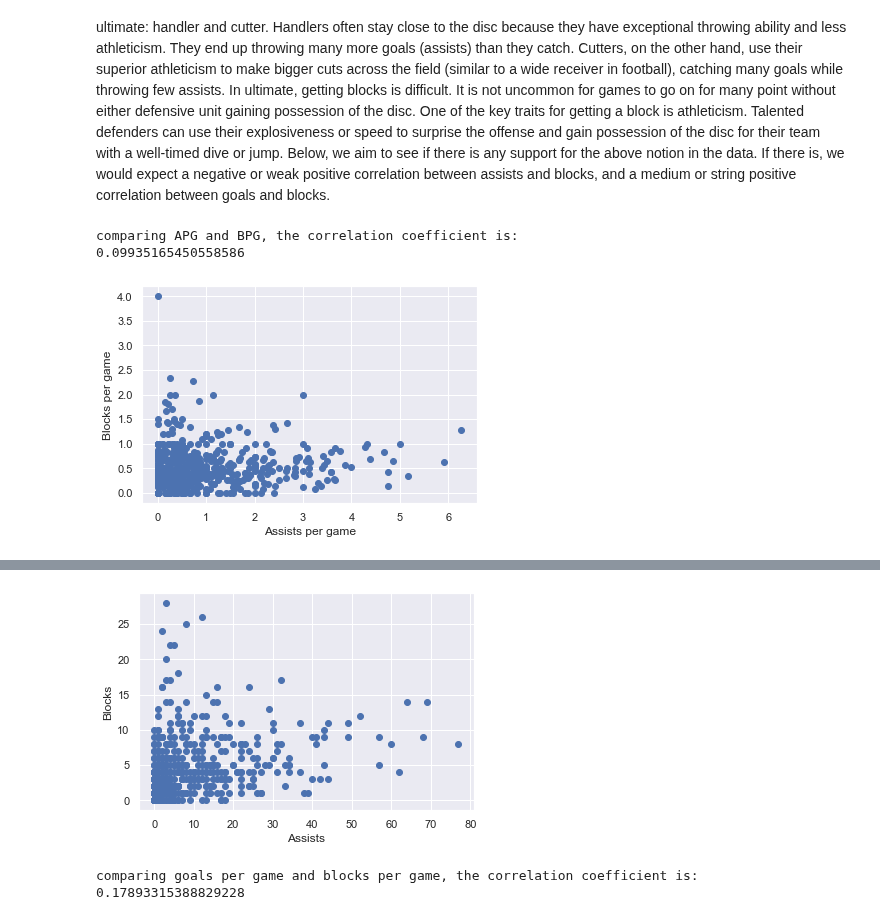
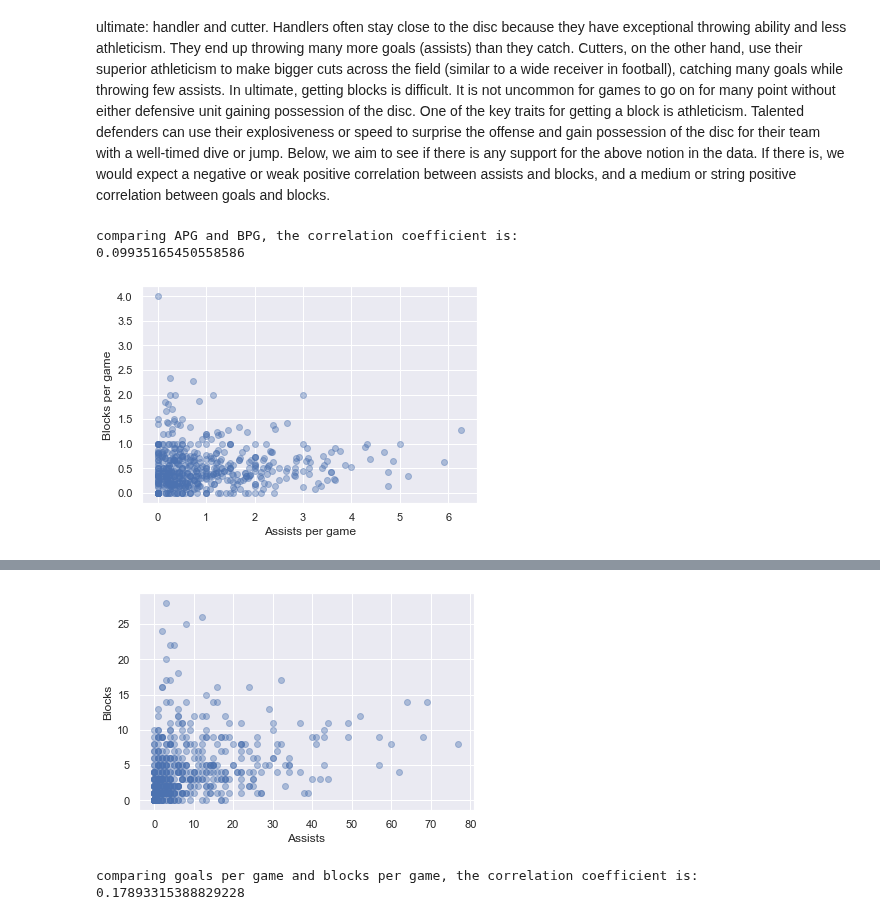
Before and after one commit to Samcfuchs/2950, a Jupyter notebook: notebooks/main.ipynb, the cells around one changed output, grey strips where cells are left out. Saved outputs shown, nothing was run; the diff lists cells and outputs as text; code cells hidden in the pictures.

```diff
--- a/notebooks/main.ipynb
+++ b/notebooks/main.ipynb
@@ -236,18 +223,18 @@ Here, we are going to look at the correlations between assists and blocks, assis
 # %%
 print('comparing APG and BPG, the correlation coefficient is:')
 print(np.corrcoef(data['APG'], data['BPG'])[0][1])
-plt.scatter(data['APG'], data['BPG'])
+plt.scatter(data['APG'], data['BPG'], alpha=.4)
 plt.xlabel('Assists per game')
 plt.ylabel('Blocks per game')
 plt.show()
 print('comparing total assists and blocks, the correlation coefficient is:')
 print(np.corrcoef(data['AST'], data['BLK'])[0][1])
-plt.scatter(data['AST'], data['BLK'])
+plt.scatter(data['AST'], data['BLK'], alpha=.4)
 plt.xlabel('Assists')
 plt.ylabel('Blocks')
 plt.show()
 # %% [output]
 comparing APG and BPG, the correlation coefficient is:
 0.09935165450558586
-[figure, old version]
+[figure, new version]
 comparing total assists and blocks, the correlation coefficient is:
@@ -255,4 +242,4 @@ comparing total assists and blocks, the correlation coefficient is:
-[figure, old version]
+[figure, new version]
 # %%
 print('comparing goals per game and blocks per game, the correlation coefficient is:')
 print(np.corrcoef(data['GPG'], data['BPG'])[0][1])
```
Also changed, not shown: parts of 10 cells of this notebook.
